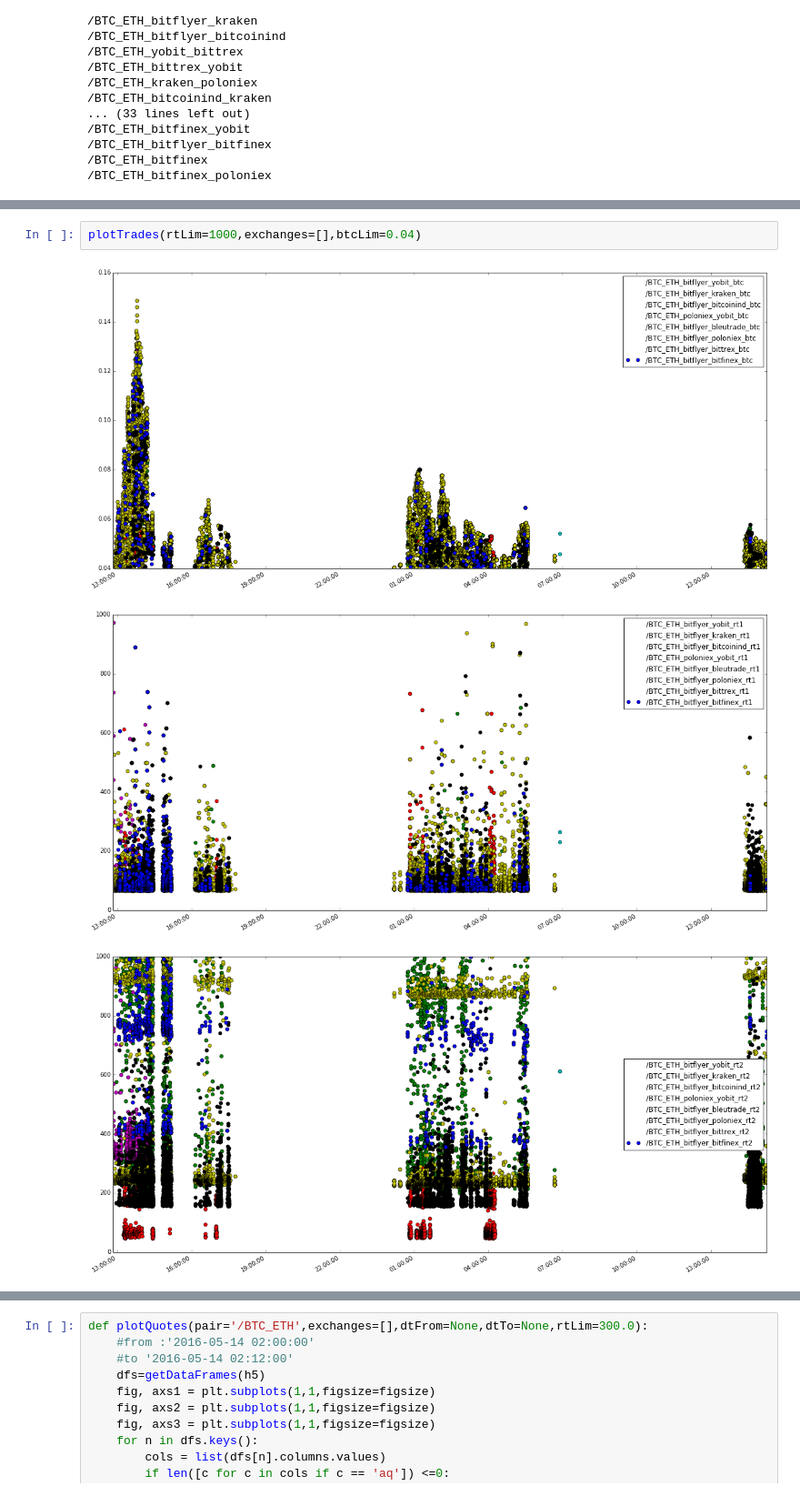
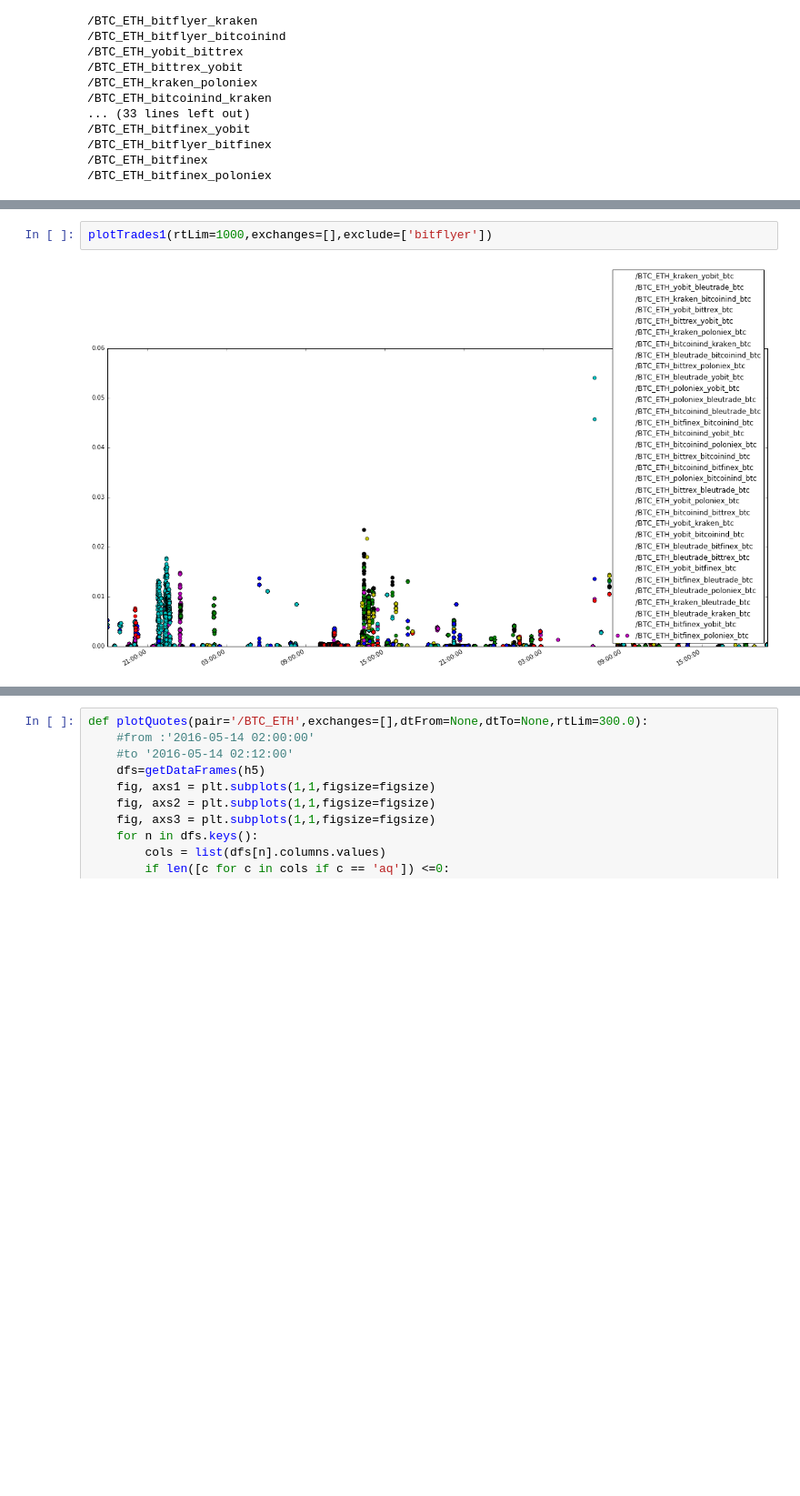
Before and after one commit to portfolioscout/tf, a Jupyter notebook: nb/deptharb.ipynb, the cells around one changed output, grey strips where cells are left out. Shown at 91% size. Saved outputs shown, nothing was run; the diff lists cells and outputs as text; blank space fills up the shorter version.

```diff
--- a/nb/deptharb.ipynb
+++ b/nb/deptharb.ipynb
@@ -170,8 +207,6 @@ def plotTrades(pair='/BTC_ETH',exchanges=[],dtFrom=None,dtTo=None,rtLim=300.0,bt
 #plotTrades(exchanges=['kraken'],dtFrom='2016-05-14 04:20:25')
 #plotTrades(exchanges=['poloniex'],dtFrom='2016-05-15 19:11:00',dtTo='2016-05-15 19:41:00')
 # %%
-plotTrades(rtLim=1000,exchanges=[],btcLim=0.04)
+plotTrades1(rtLim=1000,exchanges=[],exclude=['bitflyer'])
 # %% [output]
-[figure, old version]
+[figure, new version]
-[figure, removed]
-[figure, removed]
```
Also changed, not shown: parts of 3 cells of this notebook.
